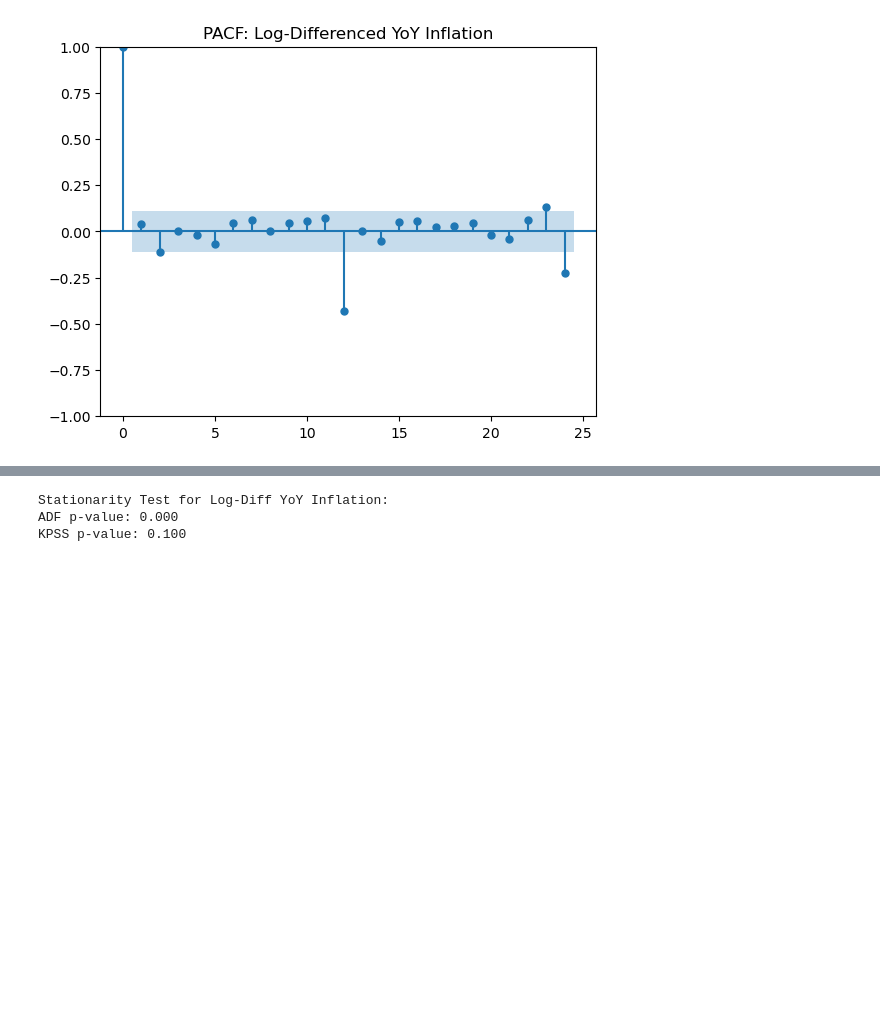
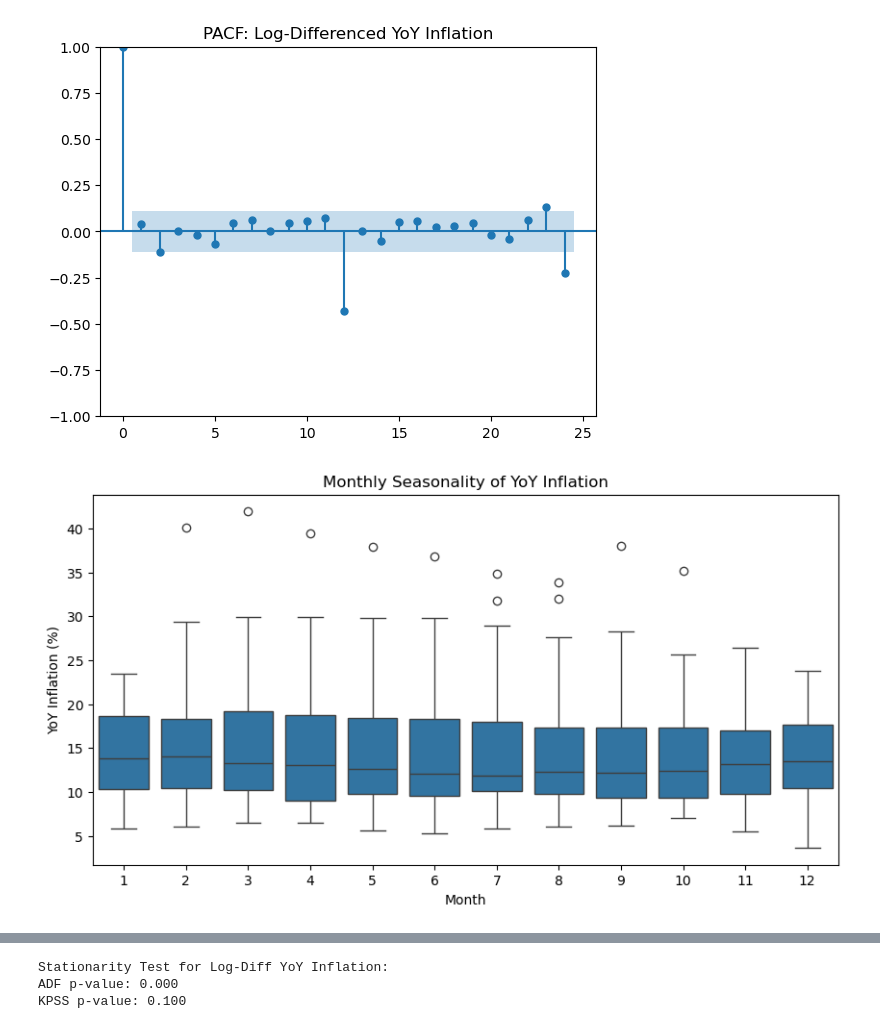
Before and after one commit to gyamerayeboah/GARCH-Ensemble, a Jupyter notebook: ForecastCPI.ipynb, the cells around one changed output, grey strips where cells are left out. Cells and saved outputs as stored; diff of their text form; code cells hidden in the pictures; blank space fills up the shorter version.

```diff
--- a/ForecastCPI.ipynb
+++ b/ForecastCPI.ipynb
@@ -127,3 +127,14 @@ plt.show()
 # %% [output]
 [figure]
 [figure]
+# %%
+# Add Month column
+df['Month'] = df['Date'].dt.month
+plt.figure(figsize=(10,5))
+sns.boxplot(x='Month', y='Inflation_YoY', data=df)
+plt.title('Monthly Seasonality of YoY Inflation')
+plt.xlabel('Month')
+plt.ylabel('YoY Inflation (%)')
+plt.show()
+# %% [output]
+[figure, added]
```
Also changed, not shown: parts of 18 cells of this notebook.
